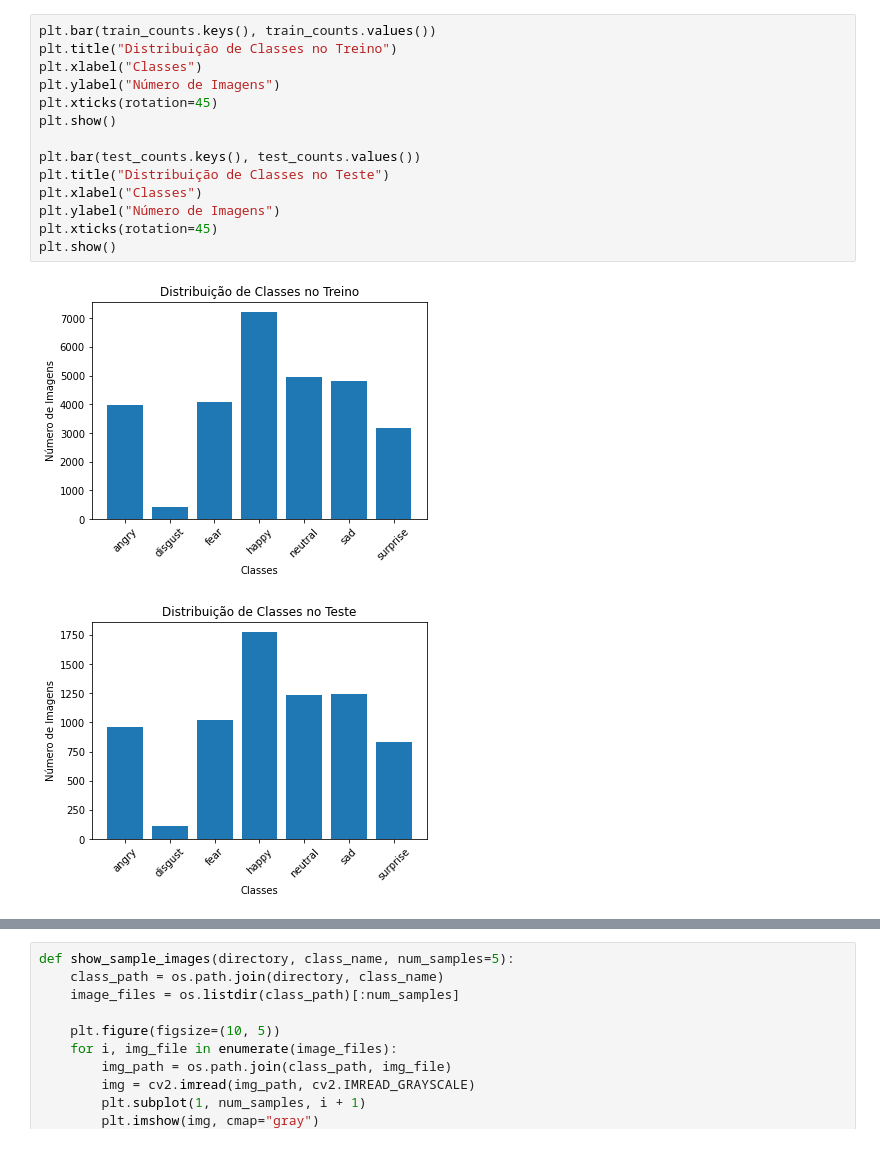
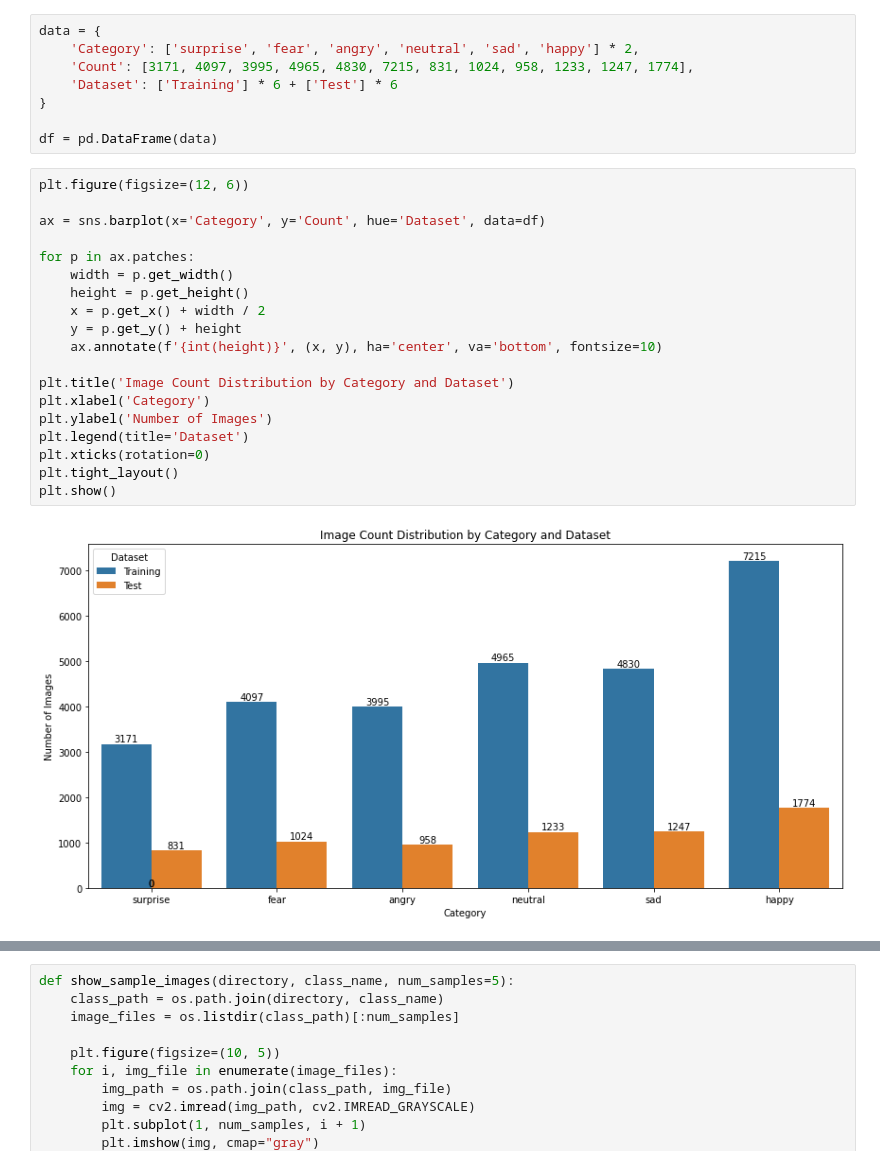
Before and after one commit to andrevieira1203/VisaoComputacional, a Jupyter notebook: initial_model.ipynb, the cells around one changed output, grey strips where cells are left out. Saved outputs shown, nothing was run; the diff lists cells and outputs as text.

```diff
--- a/initial_model.ipynb
+++ b/initial_model.ipynb
@@ -29,17 +42,29 @@ Imagens de teste por classe: {'angry': 958, 'disgust': 111, 'fear': 1024, 'happy
+# %%
+data = {
+    'Category': ['surprise', 'fear', 'angry', 'neutral', 'sad', 'happy'] * 2,
+    'Count': [3171, 4097, 3995, 4965, 4830, 7215, 831, 1024, 958, 1233, 1247, 1774],
+    'Dataset': ['Training'] * 6 + ['Test'] * 6
+}
+
+df = pd.DataFrame(data)
 # %%
-plt.bar(train_counts.keys(), train_counts.values())
-plt.title("Distribuição de Classes no Treino")
-plt.xlabel("Classes")
-plt.ylabel("Número de Imagens")
-plt.xticks(rotation=45)
+plt.figure(figsize=(12, 6))
+
+ax = sns.barplot(x='Category', y='Count', hue='Dataset', data=df)
+
+for p in ax.patches:
+    width = p.get_width()
+    height = p.get_height()
+    x = p.get_x() + width / 2
+    y = p.get_y() + height
+    ax.annotate(f'{int(height)}', (x, y), ha='center', va='bottom', fontsize=10)
+
+plt.title('Image Count Distribution by Category and Dataset')
+plt.xlabel('Category')
+plt.ylabel('Number of Images')
+plt.legend(title='Dataset')
+plt.xticks(rotation=0)
+plt.tight_layout()
 plt.show()
-
-plt.bar(test_counts.keys(), test_counts.values())
-plt.title("Distribuição de Classes no Teste")
-plt.xlabel("Classes")
-plt.ylabel("Número de Imagens")
-plt.xticks(rotation=45)
-plt.show()
 # %% [output]
-[figure, old version]
+[figure, new version]
-[figure, removed]
```
Also changed, not shown: parts of 37 cells of this notebook.
